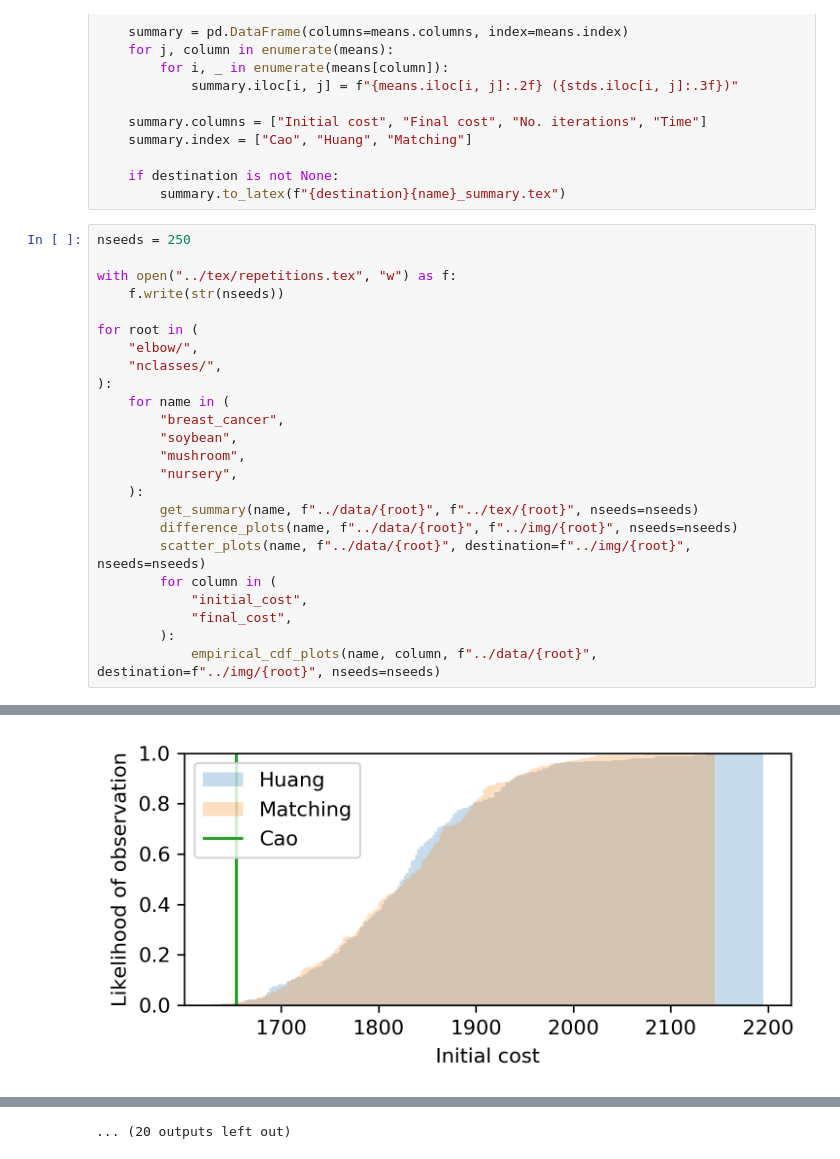
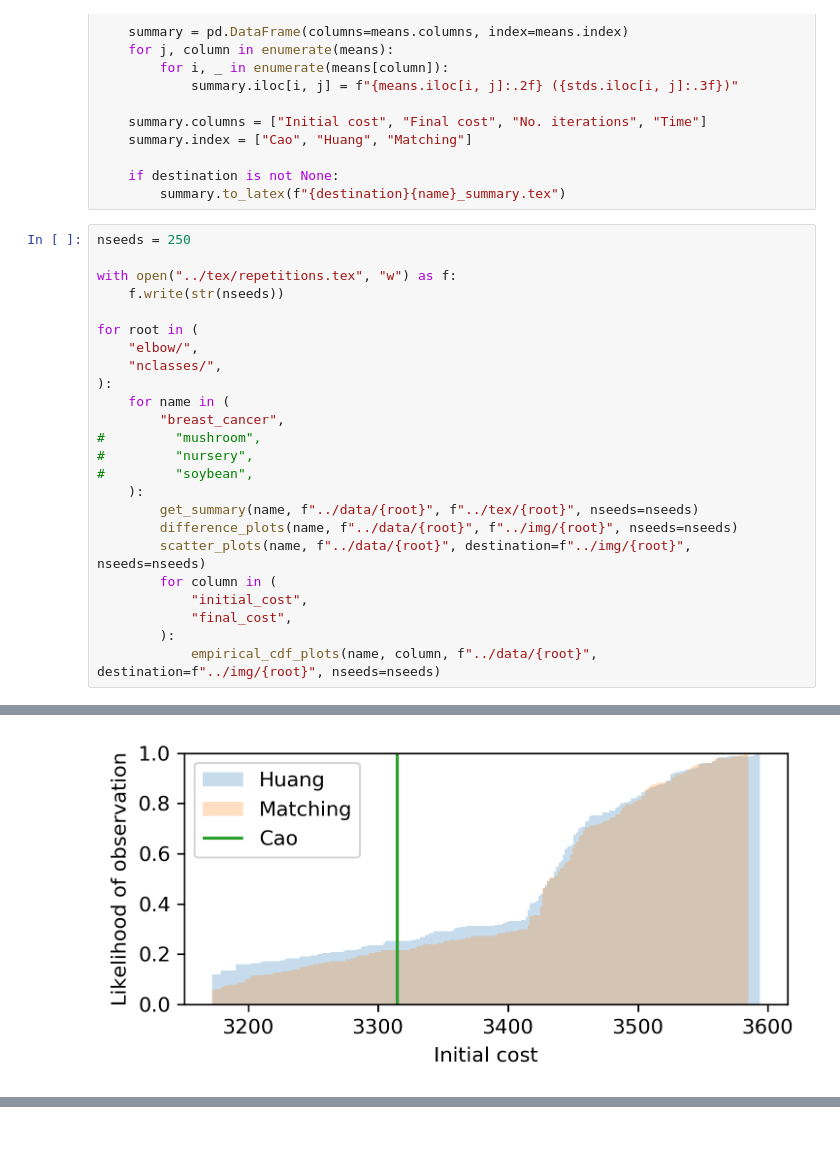
Before and after one commit to daffidwilde/kmodes-init-paper, a Jupyter notebook: nbs/plots.ipynb, the cells around one changed output, grey strips where cells are left out. Cells and saved outputs as stored; diff of their text form.

```diff
--- a/nbs/plots.ipynb
+++ b/nbs/plots.ipynb
@@ -211,9 +211,9 @@ for root in (
 ):
     for name in (
         "breast_cancer",
-        "soybean",
-        "mushroom",
-        "nursery",
+#         "mushroom",
+#         "nursery",
+#         "soybean",
     ):
         get_summary(name, f"../data/{root}", f"../tex/{root}", nseeds=nseeds)
         difference_plots(name, f"../data/{root}", f"../img/{root}", nseeds=nseeds)
@@ -233 +233 @@ for root in (
-[figure, old version]
+[figure, new version]
@@ -239 +234,0 @@ for root in (
-... (20 outputs left out)
```
Also changed, not shown: parts of 1 cell of this notebook, 12 other files.
